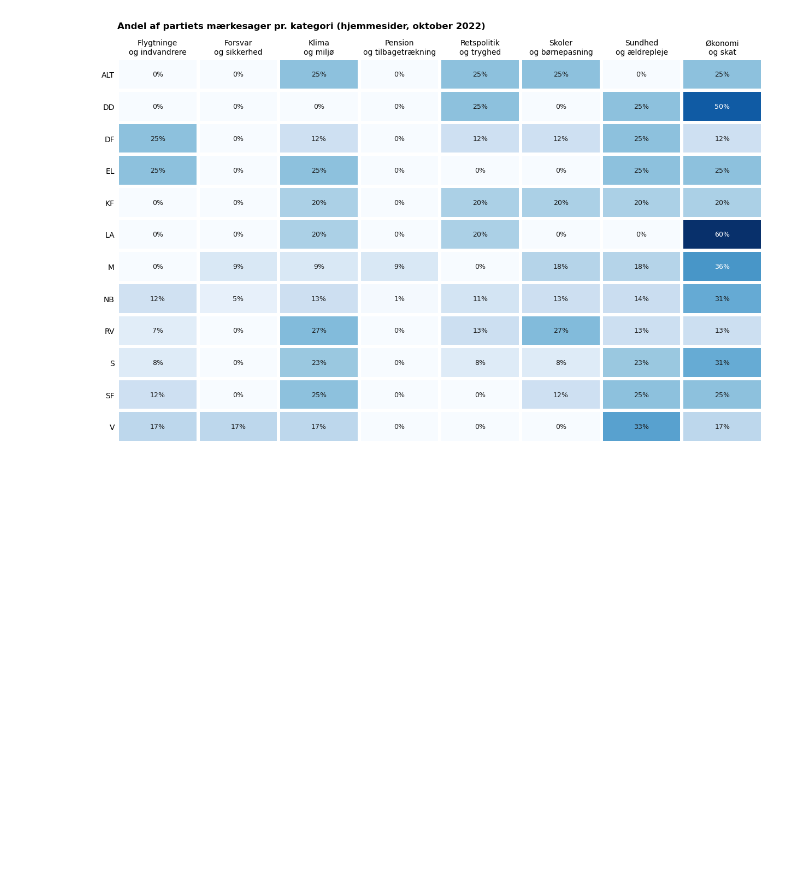
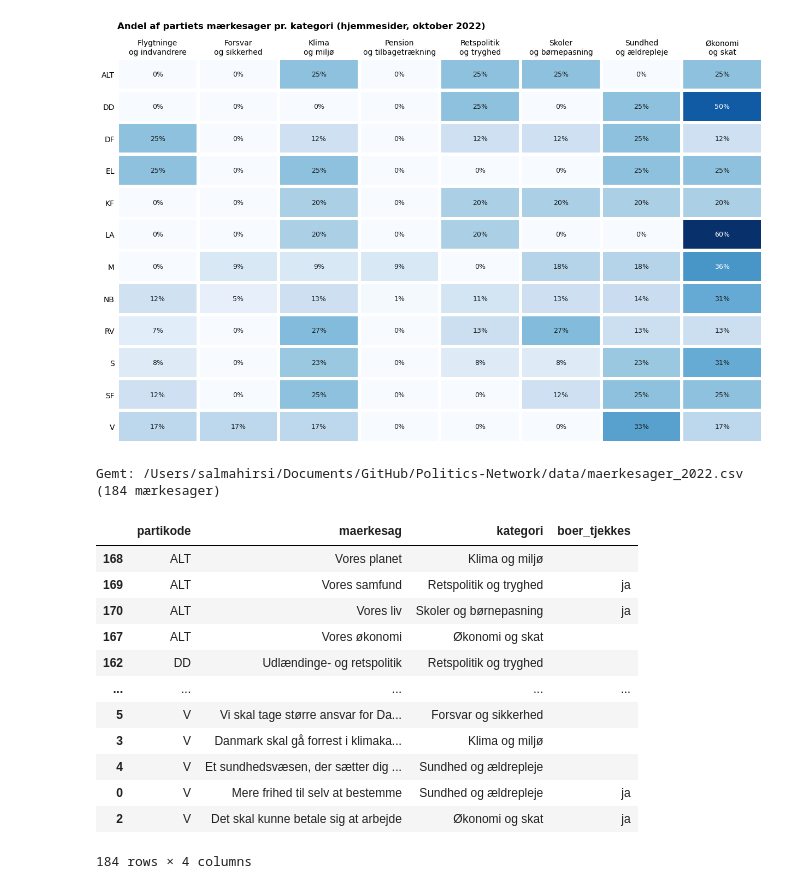
Before and after one commit to Signedue/Politics-Network, a Jupyter notebook: notebooks/mærkesager.ipynb, the cells around one changed output. Saved outputs shown, nothing was run; the diff lists cells and outputs as text; code cells hidden in the pictures; blank space fills up the shorter version.

Commit message:
mærkesager igen

```diff
--- a/notebooks/mærkesager.ipynb
+++ b/notebooks/mærkesager.ipynb
@@ -125,17 +125,41 @@ fig.tight_layout(); fig.savefig(DATA + "fig_maerkesager_pr_parti.png", dpi=160);
 # %% [output]
 [figure]
 # %%
-%run /Users/salmahirsi/Documents/GitHub/Politics-Network/src/milestone7a_votes_with_bills.py
+# ───────────── 5. Gem en læsbar CSV med alle mærkesager ─────────────
+def kort(tekst, n=300):
+    """De første ca. 300 tegn af teksten, uden at klippe midt i et ord."""
+    tekst = re.sub(r"\s+", " ", str(tekst)).lstrip("# ").strip()
+    return tekst if len(tekst) <= n else tekst[:n].rsplit(" ", 1)[0] + " …"
 
-import pandas as pd
-stemmer = pd.read_csv("/Users/salmahirsi/Documents/GitHub/Politics-Network/data/processed/stemmer_2022_2026.csv")
+oversigt = pd.DataFrame({
+    "parti":        mk["party"],
+    "partikode":    mk["party_code"],
+    "maerkesag":    mk["title"].str.strip(),
+    "kategori":     mk["kategori"],
+    "fundet_via":   mk["afgjort_af"],
+    "boer_tjekkes": mk["tjek"].map({True: "ja", False: ""}),
+    "usikker_dato": mk["usikker_dato"].map({True: "ja", False: ""}),
+    "tekst_uddrag": mk["text"].map(kort),
+    "kilde":        mk["archive_url"],
+}).sort_values(["partikode", "kategori", "maerkesag"])
 
-# Hvad har en bestemt politiker stemt?
-stemmer[stemmer["politiker"] == "Mette Frederiksen"][["dato", "sag_nummer", "titel_kort", "stemme"]]
+oversigt.to_csv(DATA + "maerkesager_2022.csv", sep=";", index=False, encoding="utf-8-sig")
+print(f"Gemt: {DATA}maerkesager_2022.csv ({len(oversigt)} mærkesager)")
 
-
-# Hvad har en bestemt politiker stemt?
-stemmer[stemmer["politiker"] == "Mette Frederiksen"][["dato", "sag_nummer", "titel_kort", "stemme"]]
-
-# Søg på emne i titlen
-stemmer[stemmer["titel_kort"].str.contains("klima|landbrug", case=False, na=False)]
+pd.set_option("display.max_colwidth", 80)
+oversigt[["partikode", "maerkesag", "kategori", "boer_tjekkes"]]
+# %% [output]
+Gemt: /Users/salmahirsi/Documents/GitHub/Politics-Network/data/maerkesager_2022.csv (184 mærkesager)
+|  | partikode | maerkesag | kategori | boer_tjekkes |
+| 168 | ALT | Vores planet | Klima og miljø |  |
+| 169 | ALT | Vores samfund | Retspolitik og tryghed | ja |
+| 170 | ALT | Vores liv | Skoler og børnepasning | ja |
+| 167 | ALT | Vores økonomi | Økonomi og skat |  |
+| 162 | DD | Udlændinge- og retspolitik | Retspolitik og tryghed |  |
+| ... | ... | ... | ... | ... |
+| 5 | V | Vi skal tage større ansvar for Da... | Forsvar og sikkerhed |  |
+| 3 | V | Danmark skal gå forrest i klimaka... | Klima og miljø |  |
+| 4 | V | Et sundhedsvæsen, der sætter dig ... | Sundhed og ældrepleje |  |
+| 0 | V | Mere frihed til selv at bestemme | Sundhed og ældrepleje | ja |
+| 2 | V | Det skal kunne betale sig at arbejde | Økonomi og skat | ja |
+184 rows × 4 columns
```
Also changed, not shown: 1 other file.
